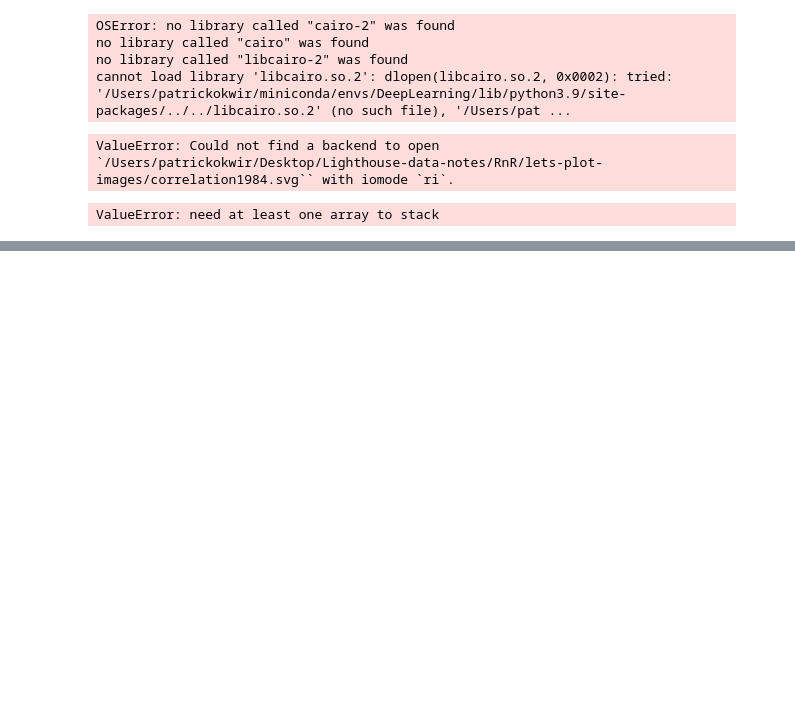
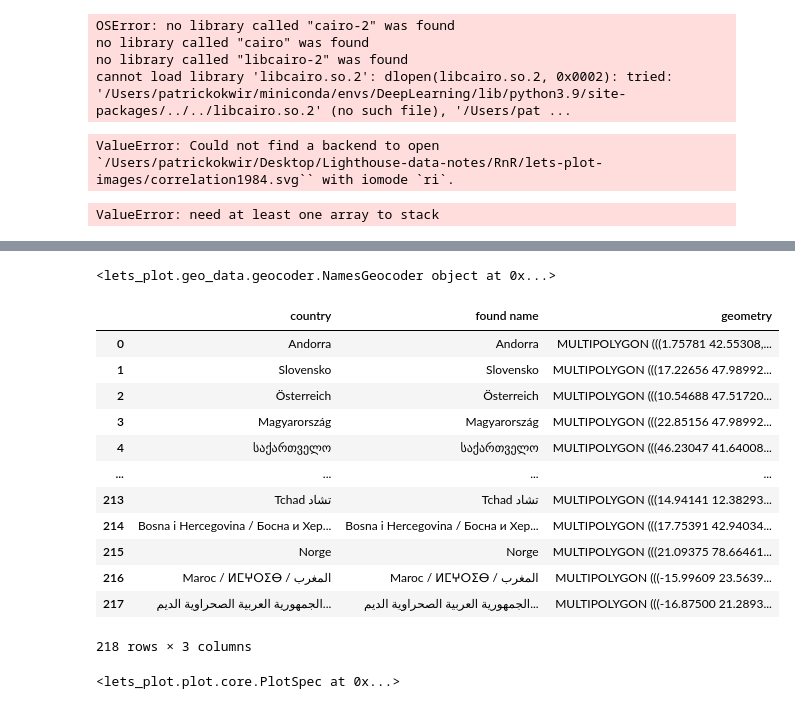
Before and after one commit to pokwir/Lighthouse-data-notes, a Jupyter notebook: RnR/Code.ipynb, the cells around one changed output, grey strips where cells are left out. Cells and saved outputs as stored; diff of their text form; code cells hidden in the pictures; blank space fills up the shorter version.

```diff
--- a/RnR/Code.ipynb
+++ b/RnR/Code.ipynb
@@ -103,0 +124,23 @@ ValueError: need at least one array to stack
+# %%
+print(world)
+# %% [output]
+<lets_plot.geo_data.geocoder.NamesGeocoder object at 0x...>
+# %%
+countries = geocode_countries().inc_res().get_boundaries()
+display(countries)
+ggplot() + geom_map(aes(fill='found name'), data=countries, color='white', show_legend= False) + ggsize(1280, 800) + theme_classic() + flavor_high_contrast_dark()
+# %% [output]
+|  | country | found name | geometry |
+| 0 | Andorra | Andorra | MULTIPOLYGON (((1.75781 42.55308,... |
+| 1 | Slovensko | Slovensko | MULTIPOLYGON (((17.22656 47.98992... |
+| 2 | Österreich | Österreich | MULTIPOLYGON (((10.54688 47.51720... |
+| 3 | Magyarország | Magyarország | MULTIPOLYGON (((22.85156 47.98992... |
+| 4 | საქართველო | საქართველო | MULTIPOLYGON (((46.23047 41.64008... |
+| ... | ... | ... | ... |
+| 213 | Tchad تشاد | Tchad تشاد | MULTIPOLYGON (((14.94141 12.38293... |
+| 214 | Bosna i Hercegovina / Босна и Хер... | Bosna i Hercegovina / Босна и Хер... | MULTIPOLYGON (((17.75391 42.94034... |
+| 215 | Norge | Norge | MULTIPOLYGON (((21.09375 78.66461... |
+| 216 | Maroc / ⵍⵎⵖⵔⵉⴱ / المغرب | Maroc / ⵍⵎⵖⵔⵉⴱ / المغرب | MULTIPOLYGON (((-15.99609 23.5639... |
+| 217 | الجمهورية العربية الصحراوية الديم... | الجمهورية العربية الصحراوية الديم... | MULTIPOLYGON (((-16.87500 21.2893... |
+218 rows × 3 columns
+<lets_plot.plot.core.PlotSpec at 0x...>
```
Also changed, not shown: parts of 3 cells of this notebook, 2 other files.
